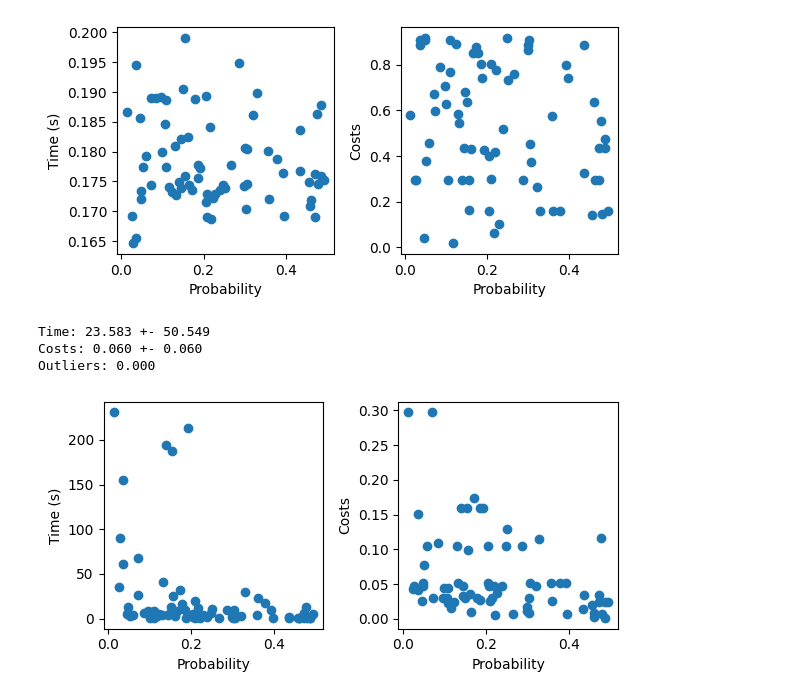
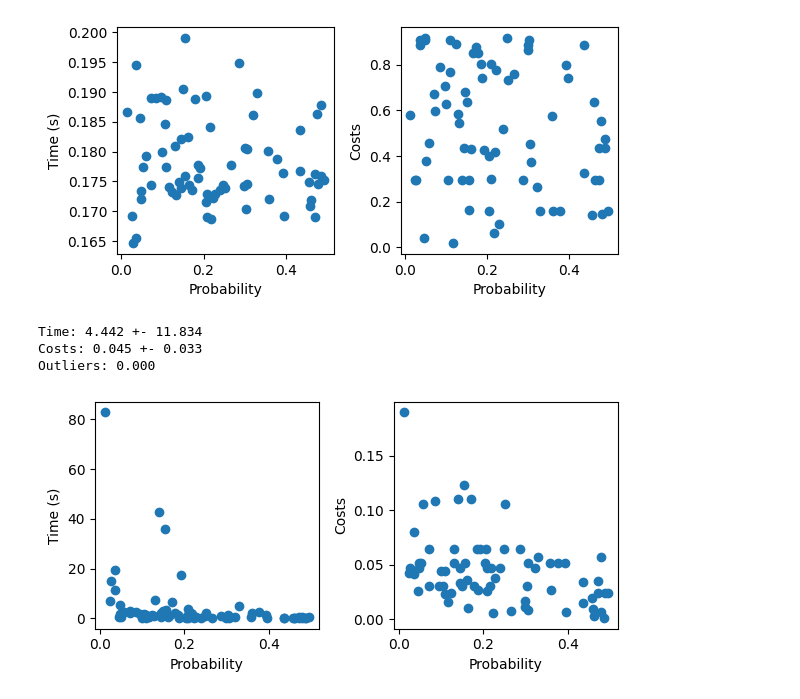
Before and after one commit to hiaac-finance/cfmining, a Jupyter notebook: notebooks/analyze_results.ipynb, the cells around one changed output. Saved outputs shown, nothing was run; the diff lists cells and outputs as text; code cells hidden in the pictures.

```diff
--- a/notebooks/analyze_results.ipynb
+++ b/notebooks/analyze_results.ipynb
@@ -80,10 +80,10 @@ Costs: 0.527 +- 0.273
 Outliers: 0.028
 [figure]
 # %%
-results = pd.read_csv("../results/german/mapofcem_best_sol_2.csv")
+results = pd.read_csv("../results/german/mapofcem_best_sol_0.csv")
 summarize_results(results)
 # %% [output]
-Time: 23.583 +- 50.549
-Costs: 0.060 +- 0.060
+Time: 4.442 +- 11.834
+Costs: 0.045 +- 0.033
 Outliers: 0.000
-[figure, old version]
+[figure, new version]
```
Also changed, not shown: parts of 2 cells of this notebook, 1 other file.
